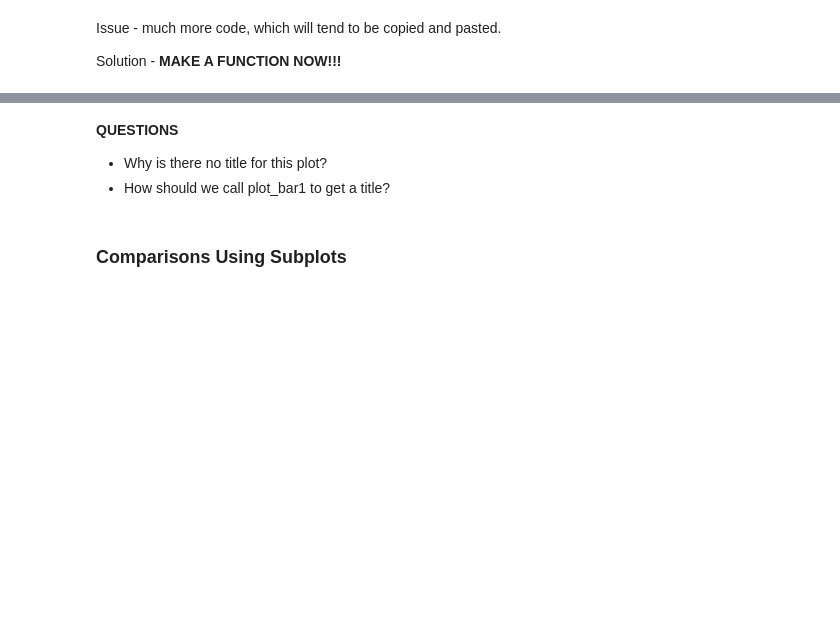
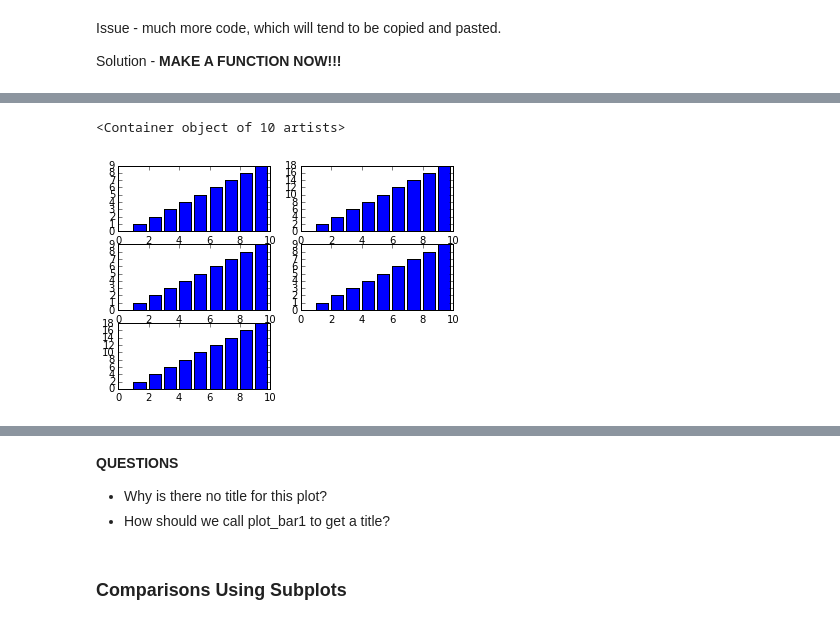
Before and after one commit to UWSEDS/LectureNotes, a Jupyter notebook: 05-Visualization-in-Python/Visualization in Python.ipynb, the cells around one changed output, grey strips where cells are left out. Cells and saved outputs as stored; diff of their text form; code cells hidden in the pictures; blank space fills up the shorter version.

```diff
--- a/05-Visualization-in-Python/Visualization in Python.ipynb
+++ b/05-Visualization-in-Python/Visualization in Python.ipynb
@@ -171,0 +259,17 @@ plot_bar1(df_counts, 'To', opts)
+# %%
+x = range(10)
+y = [2*c for c in x]
+plt.subplot(3, 2, 1)
+plt.bar(x,x)
+plt.subplot(3, 2, 2)
+plt.bar(x,y)
+
+plt.subplot(3, 2, 3)
+plt.bar(x,x)
+plt.subplot(3, 2, 4)
+plt.bar(x,x)
+plt.subplot(3, 2, 5)
+plt.bar(x,y)
+# %% [output]
+<Container object of 10 artists>
+[figure, added]
```
Also changed, not shown: parts of 34 cells of this notebook.
